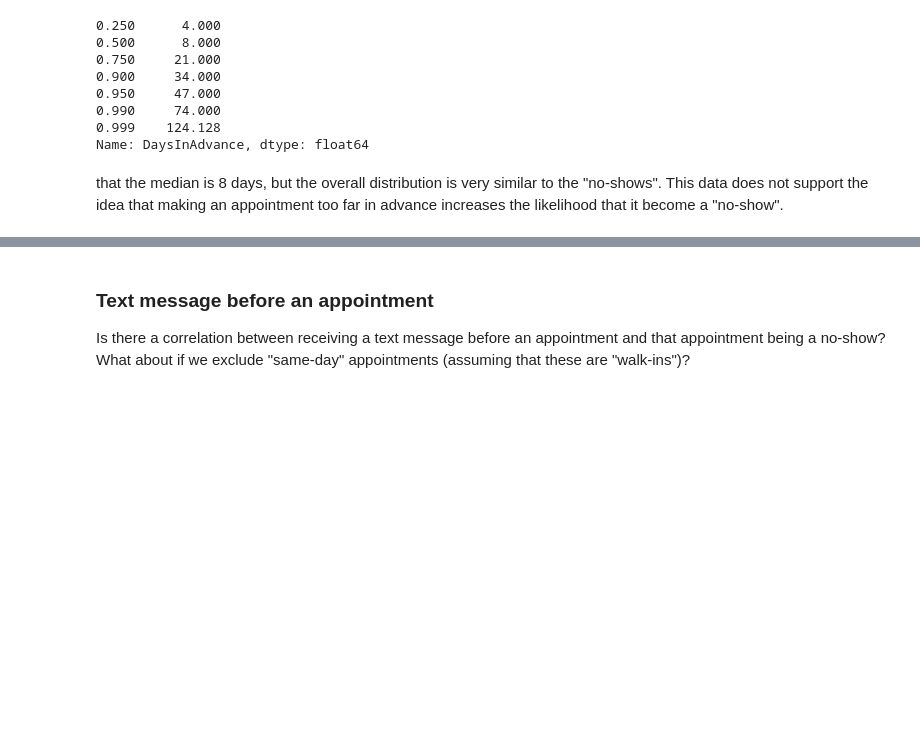
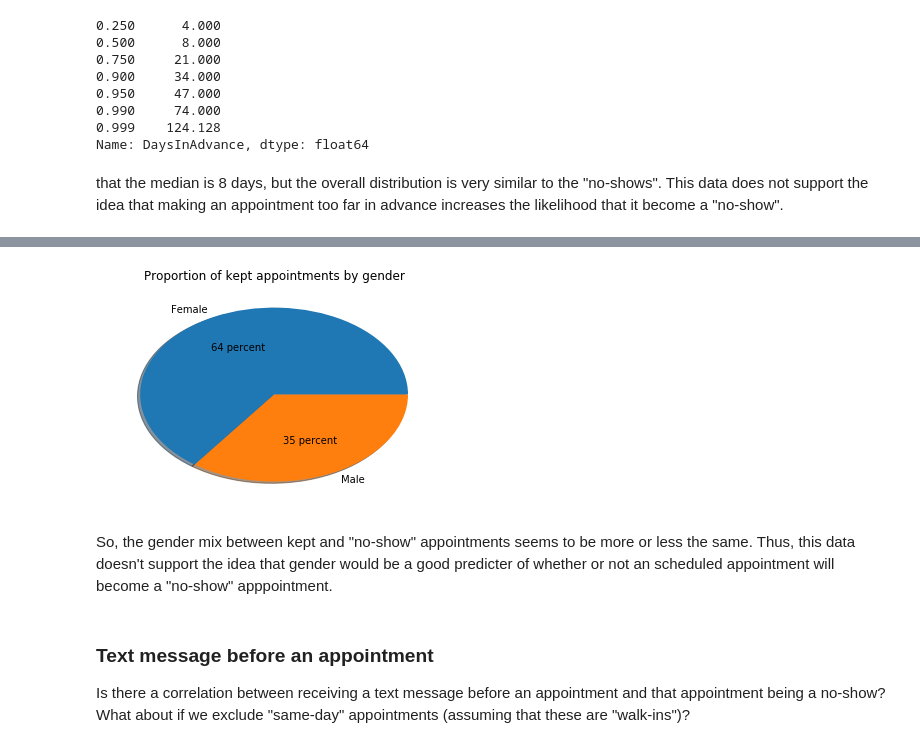
Before and after one commit to dandoug/dand-project3, a Jupyter notebook: investigate-a-dataset-template.ipynb, the cells around one changed output, grey strips where cells are left out. Drawn from its saved outputs; the diff is of its cells as text; code cells hidden in the pictures; blank space fills up the shorter version.

```diff
--- a/investigate-a-dataset-template.ipynb
+++ b/investigate-a-dataset-template.ipynb
@@ -311,3 +315,10 @@ Is there a correlation between the age or gender of a patient for an appointment
+# %%
+plt.pie(df[non_no_show_ix].groupby('Gender').count()['PatientId'],labels=['Female','Male'],shadow=True,autopct='%d percent')
+plt.title('Proportion of kept appointments by gender');
+# %% [output]
+[figure, added]
+# %% [markdown]
+So, the gender mix between kept and "no-show" appointments seems to be more or less the same.  Thus, this data doesn't support the idea that gender would be a good predicter of whether or not an scheduled appointment will become a "no-show" apppointment.
 # %% [markdown]
 ### Text message before an appointment
 Is there a correlation between receiving a text message before an appointment and that appointment being a no-show? What about if we exclude "same-day" appointments (assuming that these are "walk-ins")?
```
Also changed, not shown: parts of 3 cells of this notebook.
